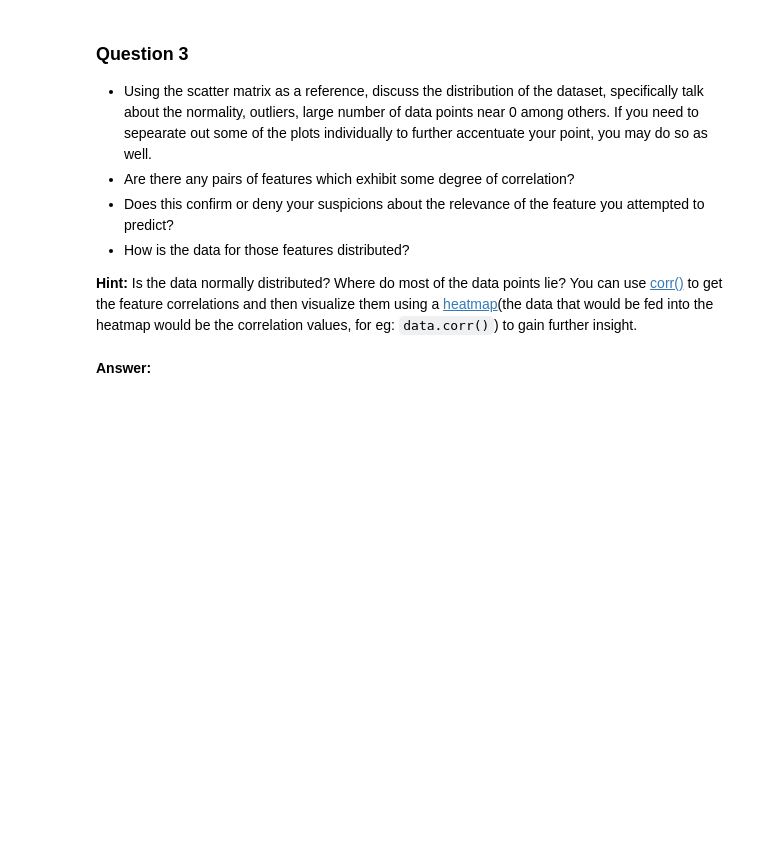
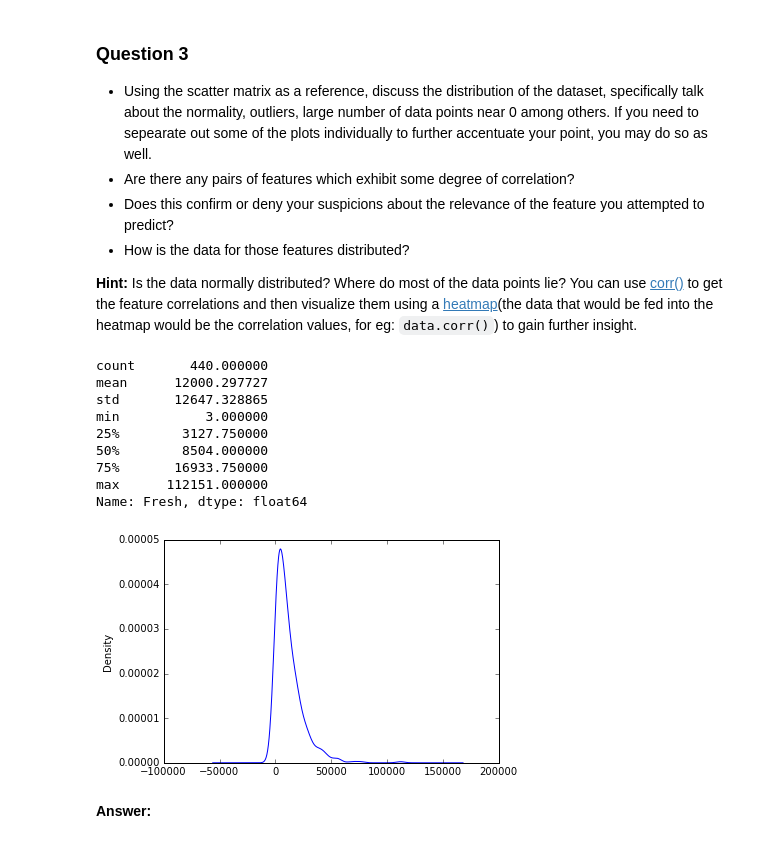
Before and after one commit to vhquang/machine-learning, a Jupyter notebook: projects/customer_segments/customer_segments.ipynb, the cells around one changed output. Saved outputs shown, nothing was run; the diff lists cells and outputs as text; code cells hidden in the pictures; blank space fills up the shorter version.

Commit message:
plot distribution

```diff
--- a/projects/customer_segments/customer_segments.ipynb
+++ b/projects/customer_segments/customer_segments.ipynb
@@ -182,6 +207,20 @@ pd.scatter_matrix(data, alpha = 0.3, figsize = (14,8), diagonal = 'kde');
 * How is the data for those features distributed?
 
 **Hint:** Is the data normally distributed? Where do most of the data points lie? You can use [corr()](https://pandas.pydata.org/pandas-docs/stable/generated/pandas.DataFrame.corr.html) to get the feature correlations and then visualize them using a [heatmap](http://seaborn.pydata.org/generated/seaborn.heatmap.html)(the data that would be fed into the heatmap would be the correlation values, for eg: `data.corr()`) to gain further insight.
+# %%
+data['Fresh'].plot(kind='kde')
+data['Fresh'].describe()
+# %% [output]
+count       440.000000
+mean      12000.297727
+std       12647.328865
+min           3.000000
+25%        3127.750000
+50%        8504.000000
+75%       16933.750000
+max      112151.000000
+Name: Fresh, dtype: float64
+[figure, added]
 # %% [markdown]
 **Answer:**
 # %% [markdown]
```
Also changed, not shown: parts of 5 cells of this notebook.
